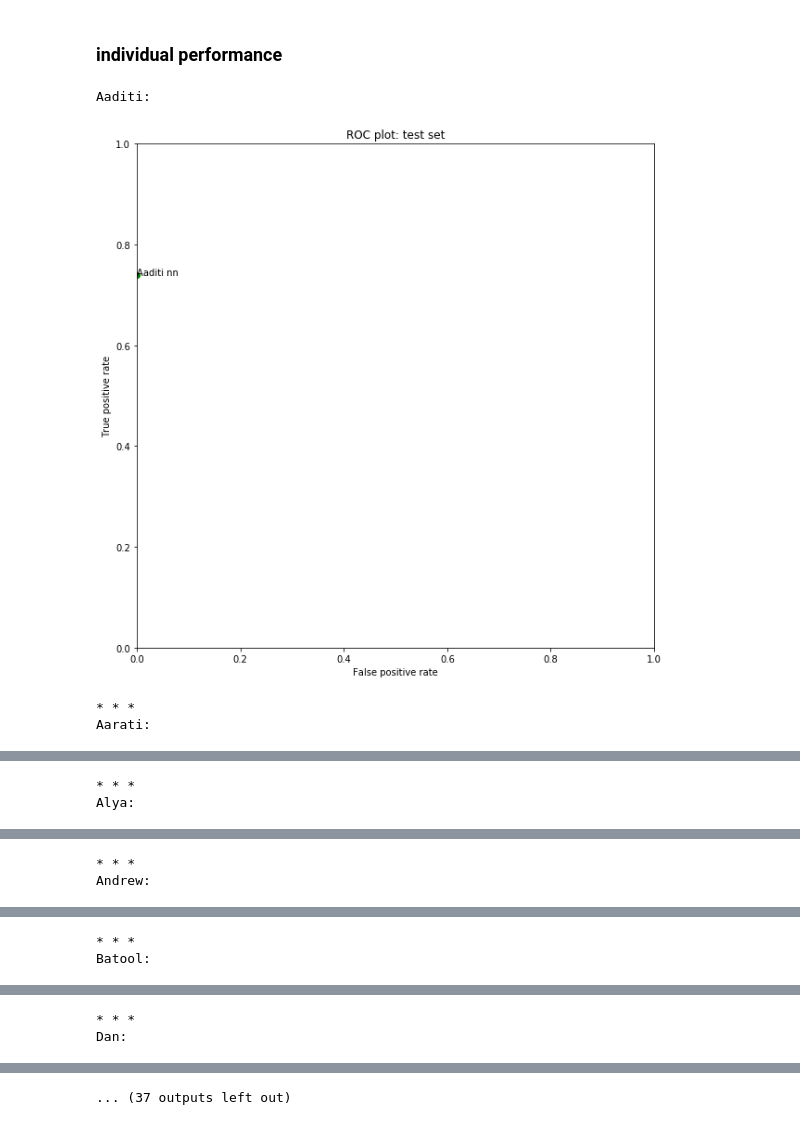
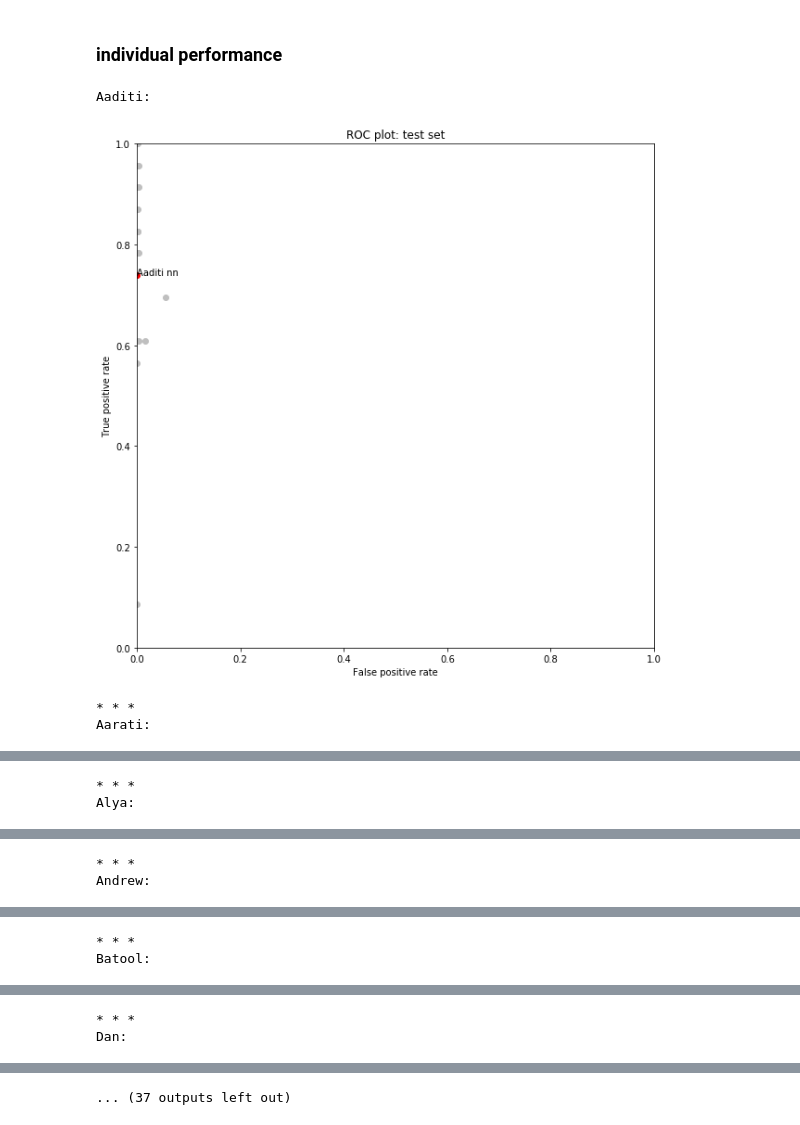
Before and after one commit to yiranni/ml, a Jupyter notebook: performance/ML_2_final.ipynb, the cells around one changed output, grey strips where cells are left out. Cells and saved outputs as stored; diff of their text form; code cells hidden in the pictures.

```diff
--- a/performance/ML_2_final.ipynb
+++ b/performance/ML_2_final.ipynb
@@ -38,7 +44,7 @@ plt.rcParams['figure.figsize'] = (15, 15)
 
 for fit in grades:
     plt.plot(fit['FP'] / fit['Neg'],
-             fit['TP'] / fit['Pos'], 'ro')
+             fit['TP'] / fit['Pos'], fit['color'])
 #     plt.text(fit['FP'] / fit['Neg'],
     plt.text(fit['FP'] / fit['Neg'] + len(lengths[fit['TP']]) * 0.1,
              fit['TP'] / fit['Pos'], fit['desc'])
@@ -63,18 +69,21 @@ plt.rcParams['figure.figsize'] = (10, 10)
 # %%
 for fit in grades:
     print(fit['name'] + ':')
+    for fitt in grades:
+        plt.plot(fitt['FP'] / fitt['Neg'],
+             fitt['TP'] / fitt['Pos'], 'o', color='0.75')
     plt.plot(fit['FP'] / fit['Neg'],
-             fit['TP'] / fit['Pos'], 'go')
+             fit['TP'] / fit['Pos'], fit['color'])
     plt.text(fit['FP'] / fit['Neg'],
              fit['TP'] / fit['Pos'], fit['name'] + ' ' + fit['model'])
     plt.axis([0, 1, 0, 1])
     plt.title('ROC plot: test set')
     plt.xlabel('False positive rate')
     plt.ylabel('True positive rate')
     plt.show()
     print('* * *')
 # %% [output]
 Aaditi:
-[figure, old version]
+[figure, new version]
 * * *
 Aarati:
```
Also changed, not shown: parts of 2 cells of this notebook, 1 other file.
